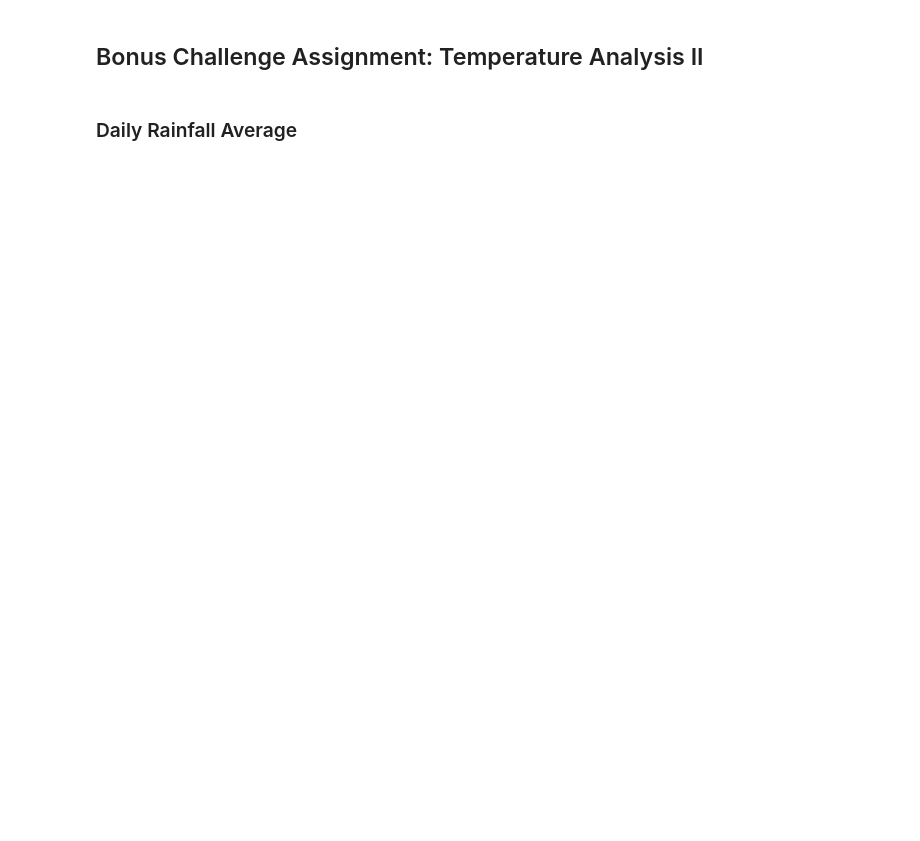
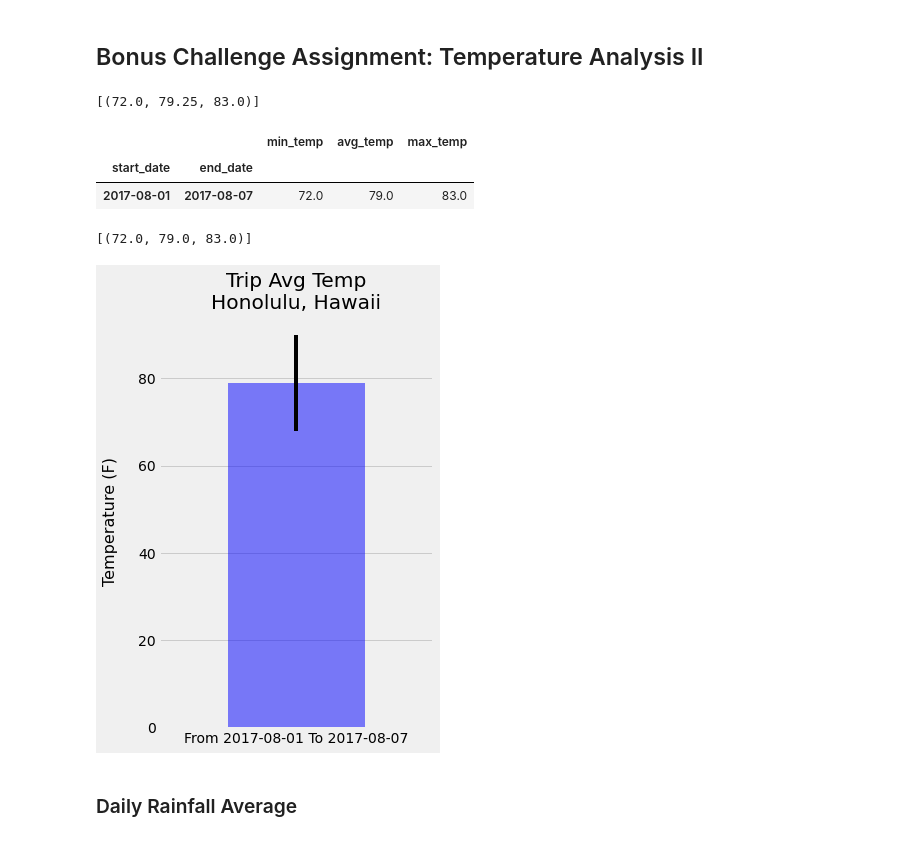
Before and after one commit to dschoen24/Surfs-Up-SQLALCHEMY, a Jupyter notebook: temp_analysis_bonus_2_starter.ipynb, the cells around one changed output. Saved outputs shown, nothing was run; the diff lists cells and outputs as text; code cells hidden in the pictures; blank space fills up the shorter version.

Commit message:
adding updated codes plus some images

```diff
--- a/temp_analysis_bonus_2_starter.ipynb
+++ b/temp_analysis_bonus_2_starter.ipynb
@@ -29,5 +35,6 @@ engine = create_engine("sqlite:///hawaii.sqlite")
 # %%
 # Create our session (link) from Python to the DB
+session = Session(engine)
 # %% [markdown]
 ## Bonus Challenge Assignment: Temperature Analysis II
 # %%
@@ -48,4 +55,6 @@ def calc_temps(start_date, end_date):
         filter(Measurement.date >= start_date).filter(Measurement.date <= end_date).all()
 
 # For example
-print(calc_temps('2012-02-28', '2012-03-05'))
+print(calc_temps('2017-08-01', '2017-08-07'))
+# %% [output]
+[(72.0, 79.25, 83.0)]
@@ -55,8 +61,59 @@ print(calc_temps('2012-02-28', '2012-03-05'))
+# %%
+# Use the function `calc_temps` to calculate the tmin, tavg, and tmax
+# for a year in the data set
+
+start_date='2017-08-01'
+end_date='2017-08-07'
+
+def calc_temps(start_date,end_date):
+
+    return (session.query(func.min(Measurement.tobs),
+                          func.round(
+                          func.avg(Measurement.tobs)),
+                          func.max(Measurement.tobs))
+                   .filter(Measurement.date >= start_date)
+                   .filter(Measurement.date <= end_date)
+                   .all())
+
+trip_temp=calc_temps(start_date,end_date)
+#print(trip_temp)
+
+trip_temp_df=pd.DataFrame({'start_date': start_date,
+                           'end_date': end_date,
+                           'min_temp': [trip_temp[0][0]],
+                           'avg_temp': [trip_temp[0][1]],
+                           'max_temp': [trip_temp[0][2]]
+                          })
+trip_temp_df.set_index(['start_date','end_date'],inplace=True)
+trip_temp_df
+# %% [output]
+|  |  | min_temp | avg_temp | max_temp |
+| start_date | end_date |  |  |  |
+| 2017-08-01 | 2017-08-07 | 72.0 | 79.0 | 83.0 |
+# %%
+my_trip = calc_temps("2017-08-01", "2017-08-07")
+my_trip
+# %% [output]
+[(72.0, 79.0, 83.0)]
+# %%
+trip_temp_df = pd.DataFrame(my_trip, columns=["TMIN", "TAVG", "TMAX"])
 # %%
 # Plot the results from your previous query as a bar chart.
 # Use "Trip Avg Temp" as your Title
 # Use the average temperature for bar height (y value)
 # Use the peak-to-peak (tmax-tmin) value as the y error bar (yerr)
+trip_temp_df.plot.bar(y="TAVG", yerr=(trip_temp_df["TMAX"] - trip_temp_df["TMIN"]),
+                    title='Trip Avg Temp\nHonolulu, Hawaii', color="blue",
+                    alpha=0.5, figsize=(5,7), legend=None)
+plt.xticks([])
+plt.yticks(fontsize=14)
+plt.xlabel("From 2017-08-01 To 2017-08-07",fontsize=14,color='black')
+plt.ylabel("Temperature (F)",fontsize=16,color='black',labelpad=20)
+plt.tight_layout()
+plt.savefig("Images/bonus_trip_avg_temp.png")
+plt.show()
+# %% [output]
+[figure, added]
 # %% [markdown]
 ### Daily Rainfall Average
 # %%
```
Also changed, not shown: parts of 13 cells of this notebook, 4 other files.
